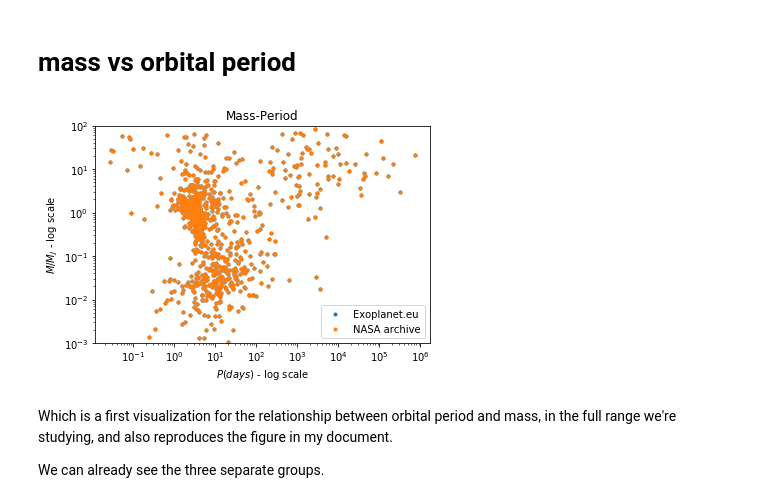
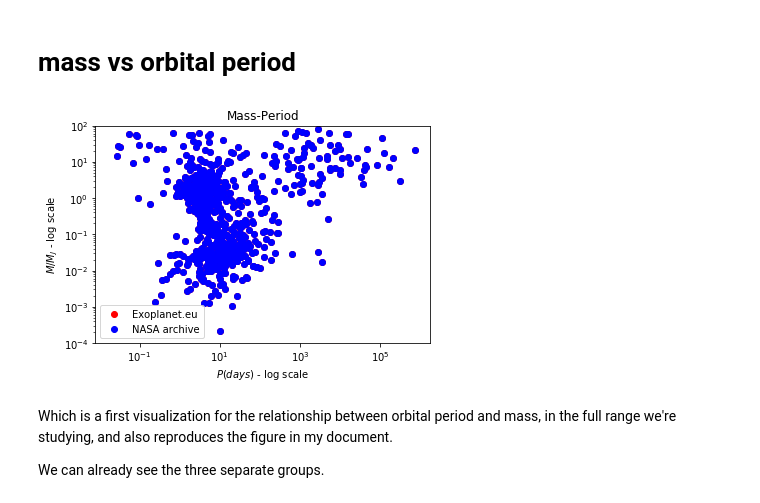
Before and after one commit to anaclb/exoplanets, a Jupyter notebook: read_file.ipynb, the cells around one changed output. Cells and saved outputs as stored; diff of their text form; code cells hidden in the pictures.

```diff
--- a/read_file.ipynb
+++ b/read_file.ipynb
@@ -94,18 +94,18 @@ $\rightarrow$ <u>Task 1:</u>  plottting mass vs period.
 # %% [markdown]
 # mass vs orbital period
 # %%
-plt.plot(P_EU_MP, M_EU_MP,'.',label = "Exoplanet.eu")
-plt.plot(P_US_MP, M_US_MP,'.',label = "NASA archive")
+plt.scatter(P_EU_MP, M_EU_MP,label = "Exoplanet.eu",c='r')
+plt.scatter(P_US_MP, M_US_MP,label = "NASA archive",c='b')
 plt.ylabel(r"$M/M_J$ - log scale")
 plt.yscale('log')
 plt.xscale('log')
 plt.xlabel(r"$P (days)$ - log scale")
-plt.ylim(10e-4,10e1)
+plt.ylim(10e-5,10e1)
 plt.legend()
 plt.title(r"Mass-Period")
 plt.show()
 # %% [output]
-[figure, old version]
+[figure, new version]
 # %% [markdown]
 Which is a first visualization for the relationship between orbital period and mass, in the full range we're studying, and also reproduces the figure in my document.
 
```
Also changed, not shown: parts of 1 cell of this notebook.
